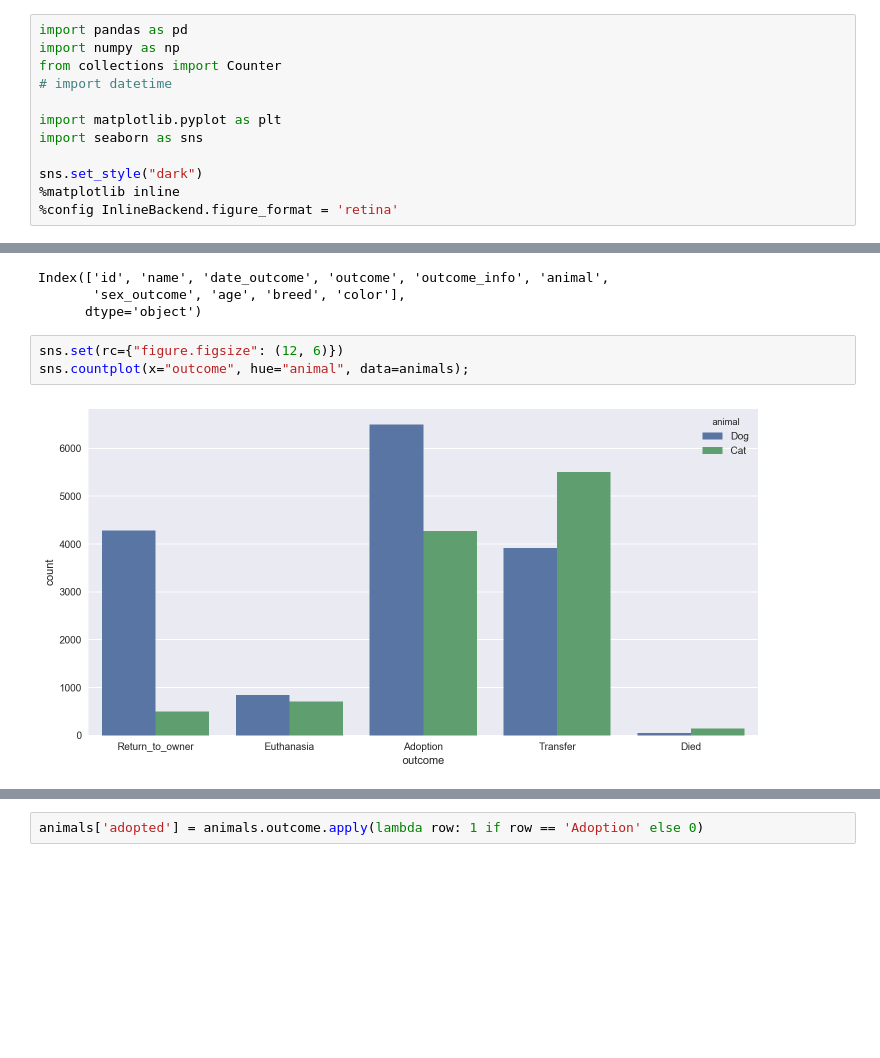
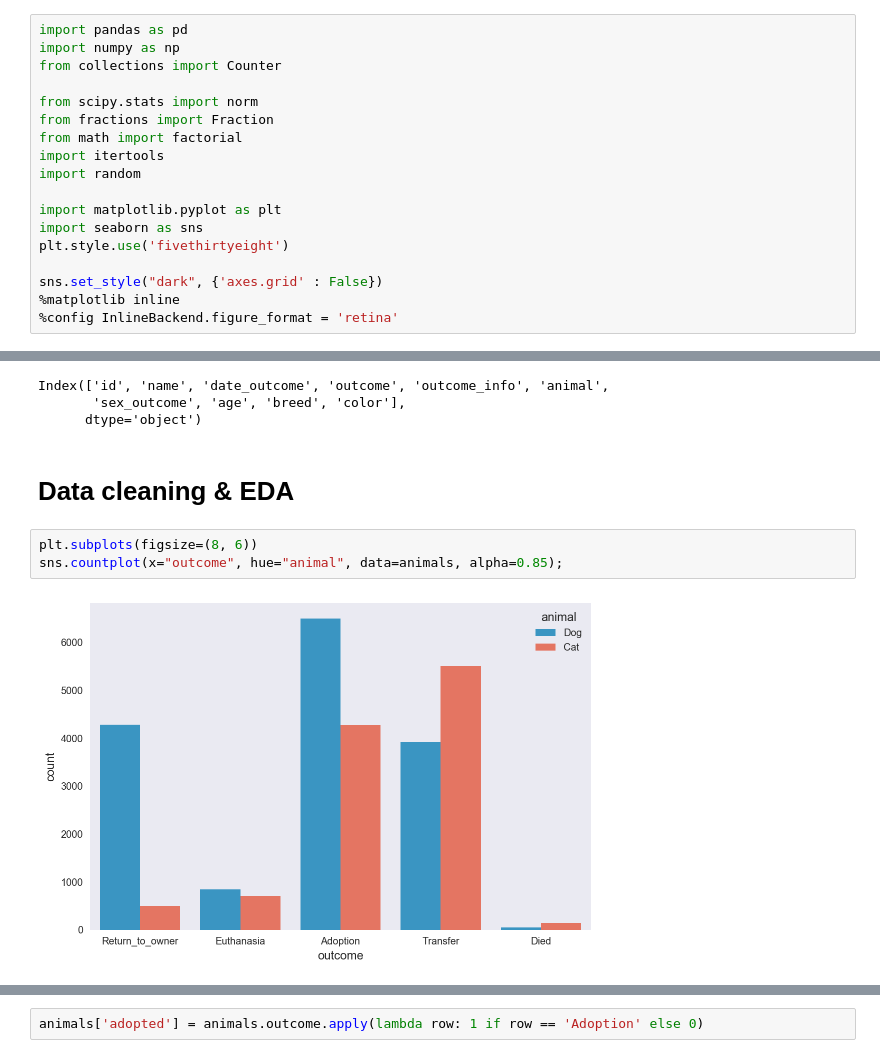
Before and after one commit to vnessified/adopt_me-, a Jupyter notebook: shelter_animal_outcomes.ipynb, the cells around one changed output, grey strips where cells are left out. Cells and saved outputs as stored; diff of their text form; blank space fills up the shorter version.

```diff
--- a/shelter_animal_outcomes.ipynb
+++ b/shelter_animal_outcomes.ipynb
@@ -8,12 +8,18 @@ reset -fs
 import pandas as pd
 import numpy as np
 from collections import Counter
-# import datetime
+
+from scipy.stats import norm
+from fractions import Fraction
+from math import factorial
+import itertools
+import random
 
 import matplotlib.pyplot as plt
 import seaborn as sns
+plt.style.use('fivethirtyeight')
 
-sns.set_style("dark")
+sns.set_style("dark", {'axes.grid' : False})
 %matplotlib inline
 %config InlineBackend.figure_format = 'retina'
 # %%
@@ -58,8 +64,10 @@ animals.columns
 Index(['id', 'name', 'date_outcome', 'outcome', 'outcome_info', 'animal',
        'sex_outcome', 'age', 'breed', 'color'],
       dtype='object')
+# %% [markdown]
+# Data cleaning & EDA
 # %%
-sns.set(rc={"figure.figsize": (12, 6)})
-sns.countplot(x="outcome", hue="animal", data=animals);
+plt.subplots(figsize=(8, 6))
+sns.countplot(x="outcome", hue="animal", data=animals, alpha=0.85);
 # %% [output]
-[figure, old version]
+[figure, new version]
```
Also changed, not shown: parts of 48 cells of this notebook.
